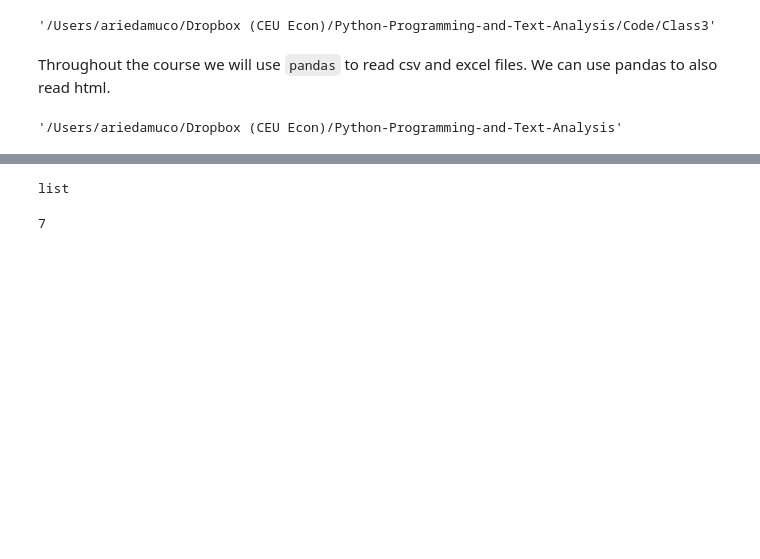
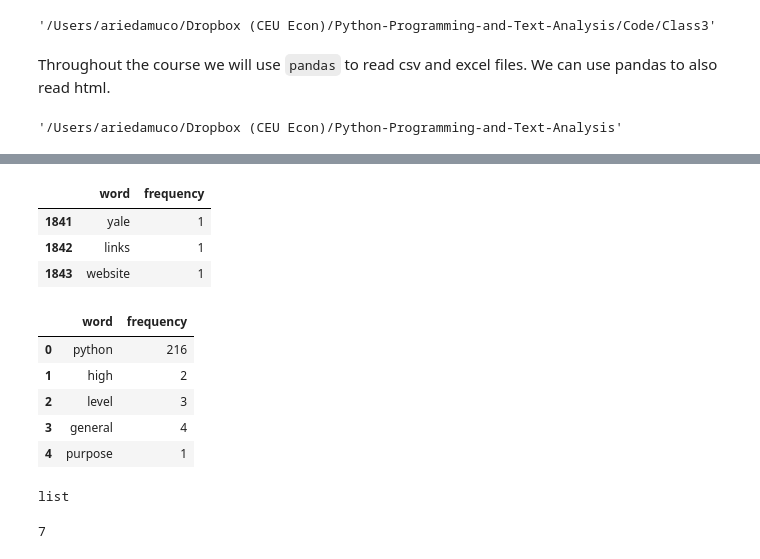
Before and after one commit to ariedamuco/Python-Programming-and-Text-Analysis, a Jupyter notebook: Code/Class3/intro-pandas.ipynb, the cells around one changed output, grey strips where cells are left out. Saved outputs shown, nothing was run; the diff lists cells and outputs as text; code cells hidden in the pictures; blank space fills up the shorter version.

```diff
--- a/Code/Class3/intro-pandas.ipynb
+++ b/Code/Class3/intro-pandas.ipynb
@@ -46,3 +46,19 @@ my_data.head(3)
+# %%
+my_data.tail(3)
+# %% [output]
+|  | word | frequency |
+| 1841 | yale | 1 |
+| 1842 | links | 1 |
+| 1843 | website | 1 |
+# %%
+my_data.head( )
+# %% [output]
+|  | word | frequency |
+| 0 | python | 216 |
+| 1 | high | 2 |
+| 2 | level | 3 |
+| 3 | general | 4 |
+| 4 | purpose | 1 |
 # %%
 data80 = pd.read_html("https://en.wikipedia.org/wiki/List_of_Billboard_Hot_100_number-one_singles_of_the_1980s")
 # %%
```
Also changed, not shown: parts of 6 cells of this notebook, 34 other files.
